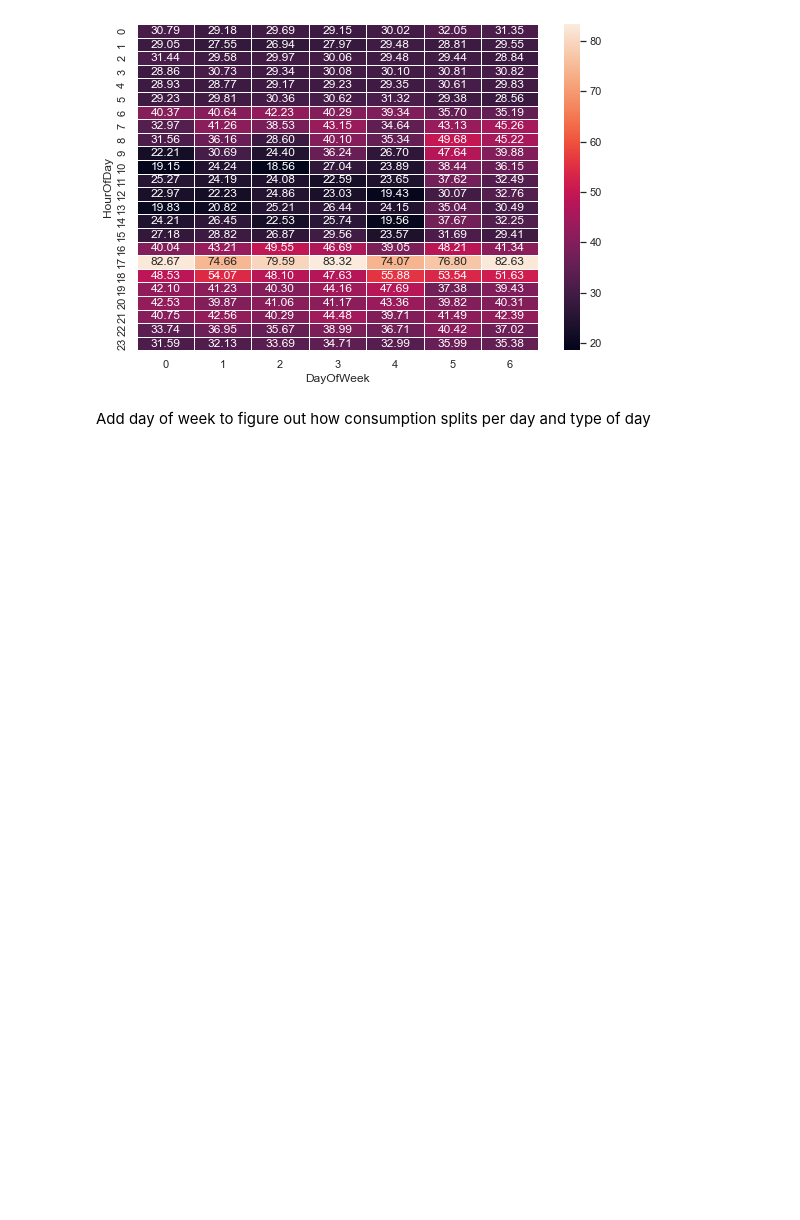
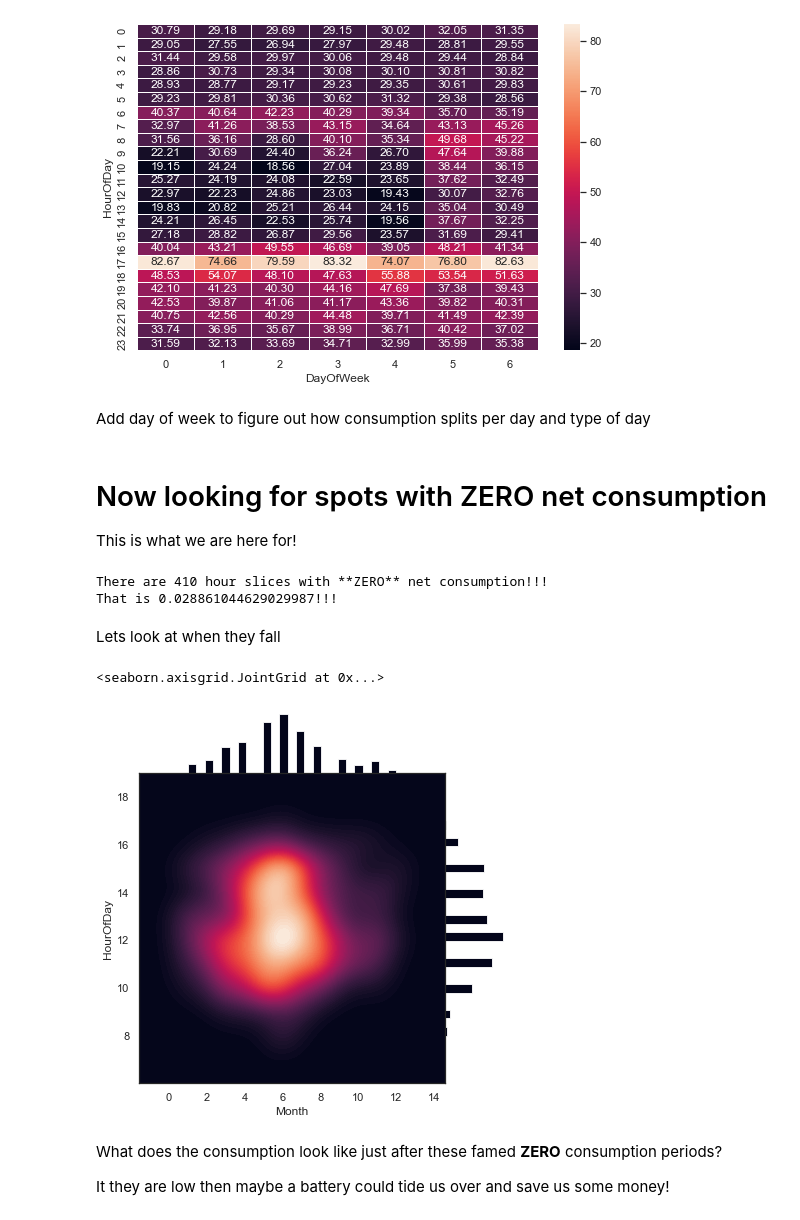
Before and after one commit to jriisj/UtilitiesConsumptionADE, a Jupyter notebook: src/index.ipynb, the cells around one changed output. Saved outputs shown, nothing was run; the diff lists cells and outputs as text; code cells hidden in the pictures; blank space fills up the shorter version.

Commit message:
Added kernel density with marginal histograms

```diff
--- a/src/index.ipynb
+++ b/src/index.ipynb
@@ -113,3 +114,34 @@ sns.heatmap(conspivot, annot=True, fmt='.2f', linewidths=.5, ax=ax)
 [figure]
 # %% [markdown]
 Add day of week to figure out how consumption splits per day and type of day
+# %% [markdown]
+# Now looking for spots with ZERO net consumption
+This is what we are here for!
+# %%
+zeroCons = consumption[consumption['Forbrug'] == 0]
+
+print('There are ' + str(len(zeroCons.index)) + ' hour slices with **ZERO** net consumption!!!')
+print('That is ' + str(len(zeroCons.index)/len(consumption.index)) + '!!!')
+# %% [output]
+There are 410 hour slices with **ZERO** net consumption!!!
+That is 0.028861044629029987!!!
+# %% [markdown]
+Lets look at when they fall
+# %%
+#https://seaborn.pydata.org/examples/smooth_bivariate_kde.html
+
+x=zeroCons['Month']
+y=zeroCons['HourOfDay']
+
+g = sns.JointGrid(data=zeroCons, x='Month', y='HourOfDay', space=0)
+g.plot_joint(sns.kdeplot,
+             fill=True,
+             thresh=0, levels=100, cmap="rocket")
+g.plot_marginals(sns.histplot, color="#03051A", alpha=1, bins=25)
+# %% [output]
+<seaborn.axisgrid.JointGrid at 0x...>
+[figure, added]
+# %% [markdown]
+What does the consumption look like just after these famed **ZERO** consumption periods?
+
+It they are low then maybe a battery could tide us over and save us some money!
```
Also changed, not shown: parts of 1 cell of this notebook.
